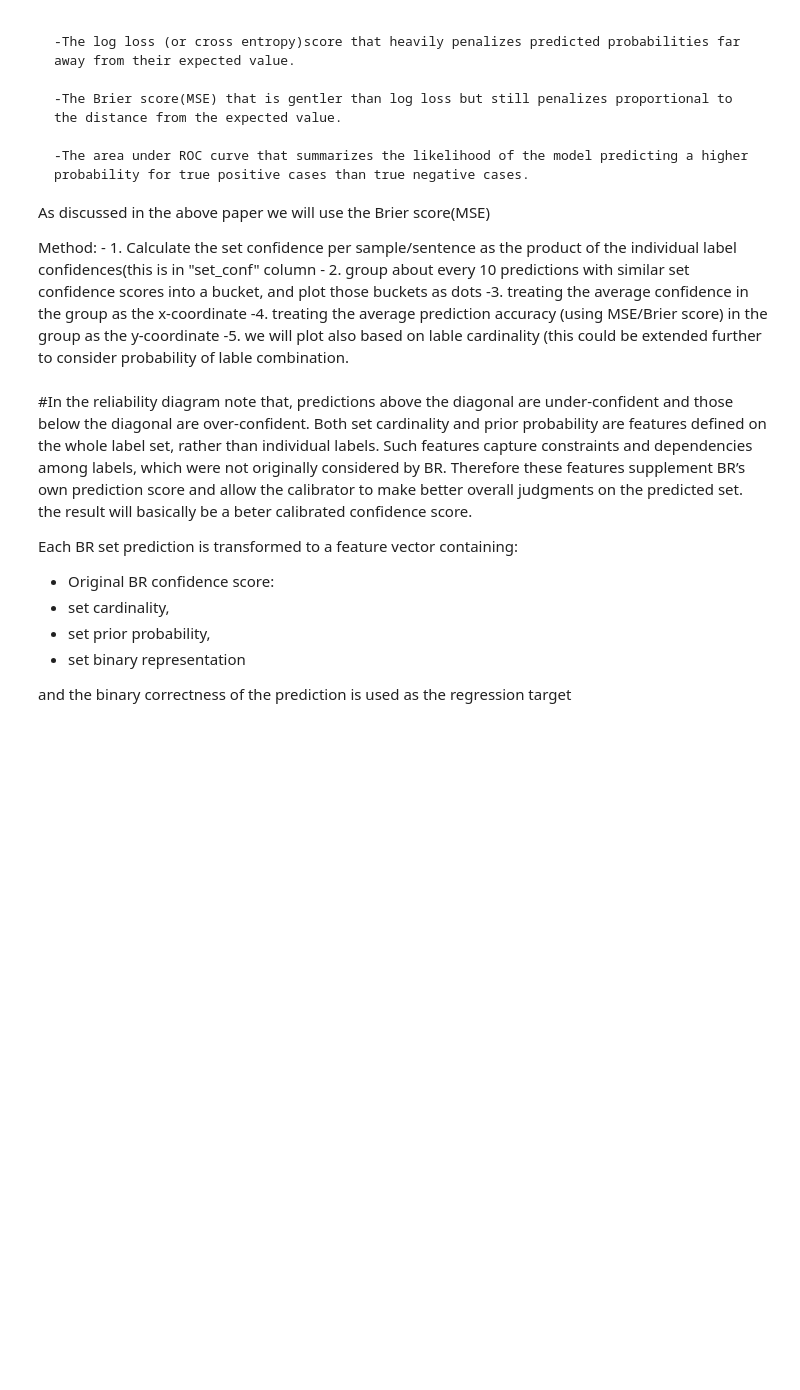
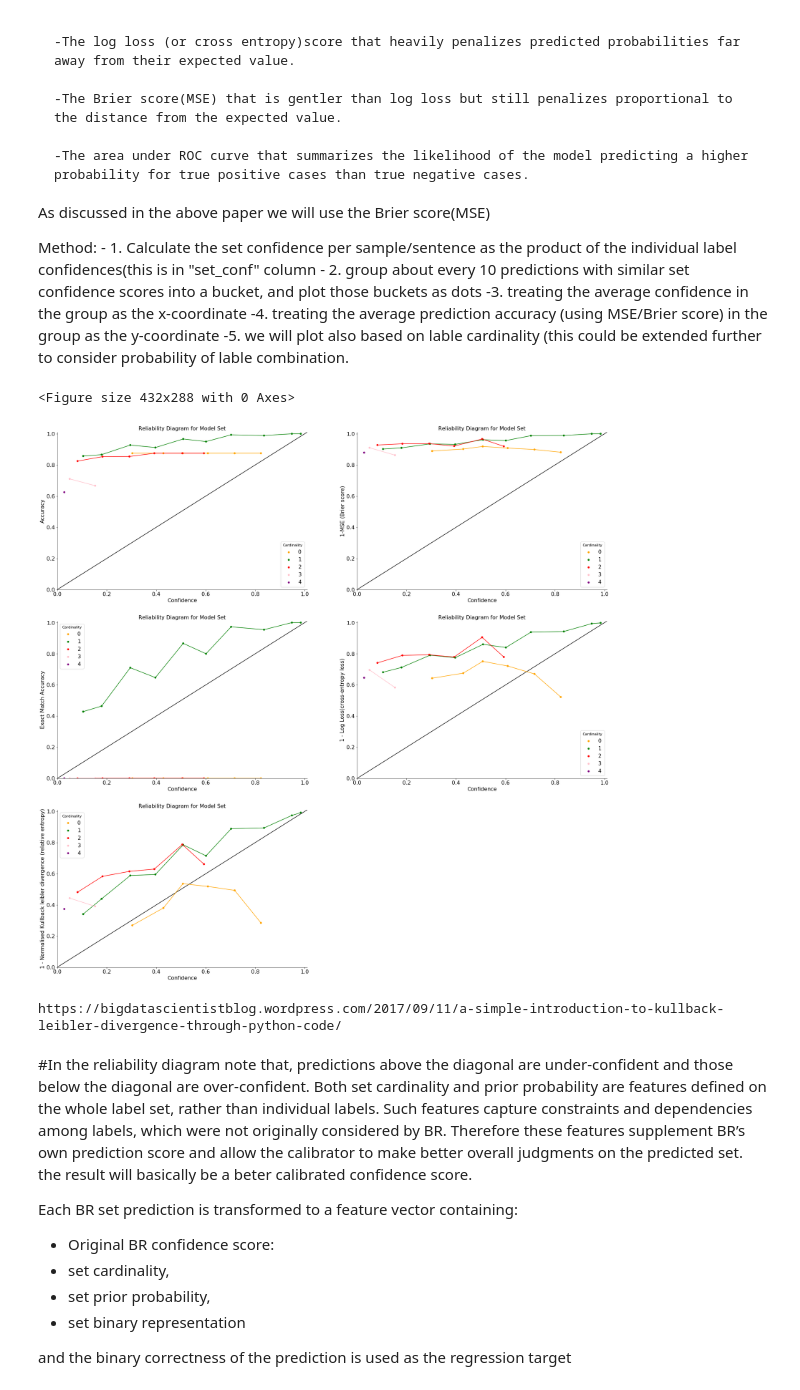
Before and after one commit to aideenf/AIVC, a Jupyter notebook: cp_wssc/Paper experiments.ipynb, the cells around one changed output. Drawn from its saved outputs; the diff is of its cells as text; code cells hidden in the pictures; blank space fills up the shorter version.

```diff
--- a/cp_wssc/Paper experiments.ipynb
+++ b/cp_wssc/Paper experiments.ipynb
@@ -1974,9 +1974,9 @@ view_co_occur = widgets.SelectMultiple(
 #                                             (convention_sentences_df['confidence_value'] >= filter_lower) &
 #                                             (convention_sentences_df['confidence_value'] <= filter_upper)].sample(n = 1)
 
-display (global_pos_validation_df.shape[0])
+display (global_final_results_df.shape[0])
 
-temp = global_pos_validation_df.loc[(global_pos_validation_df['lbl_cnt'] == label_count)]
+temp = global_final_results_df.loc[(global_final_results_df['lbl_cnt'] == label_count)]
 for x in range (20):
     print ("Text to be classified:")
     display (temp.iloc[x][0])
@@ -2184,35 +2188,39 @@ def plot_reliability(global_pos_validation_df):
         # Add title and axis names
         ax.set_title('Reliability Diagram for Model Set')
         ax.set_xlabel('Confidence')
         ax.set_ylabel(ylabel)
 
         #global_pos_validation_df.plot.scatter(ax = ax, x = 'set_conf', y = 'accuracy', s=None, c=list(global_pos_validation_df['color']), label = label, figsize=(10,10))
         for i, dff in df.groupby("cardinality"):
             ax.scatter( dff['set_conf'], dff[metric], s=None, c=dff['color'],
                         edgecolors='none', label="{}".format(int(i)))
             ax.legend(title = "Cardinality")
             if plot_line == True:
                 ax.plot( dff['set_conf'], dff[metric], c=colors[i])
         if plot_line == True:
             handles, labels = ax.get_legend_handles_labels()
             cut_by = len(handles)/2
             ax.legend(handles[int(cut_by):], labels[int(cut_by):], title = "Cardinality")
        #######################
 
 
 
     my_sub_funct (ax1, binned_mean_df, "accuracy", "Accuracy", plot_line = True )
     my_sub_funct (ax2, binned_mean_df, "MSE_accuracy", "1-MSE (Brier score)", plot_line = True )
     my_sub_funct (ax3, binned_mean_df, "exact_match", "Exact Match Accuracy", plot_line = True )
     my_sub_funct (ax4, binned_mean_df, "log_loss_accu", "1 - Log Loss(cross-entropy loss)", plot_line = True)
     my_sub_funct (ax5, binned_mean_df, "kl_diverge_accu", "1 - Normalised Kullback leibler divergence (relative entropy)", plot_line = True )
 
     plt.show()
     print ("https://bigdatascientistblog.wordpress.com/2017/09/11/a-simple-introduction-to-kullback-leibler-divergence-through-python-code/")
     gc.collect()
 
-global_pos_validation_df = generate_set_accuracy_scores (global_pos_validation_df, global_final_threshold, 10)
-plot_reliability(global_pos_validation_df)
+
+plot_reliability(generate_set_accuracy_scores (global_final_results_df, global_final_threshold, 10))
+# %% [output]
+<Figure size 432x288 with 0 Axes>
+[figure, added]
+https://bigdatascientistblog.wordpress.com/2017/09/11/a-simple-introduction-to-kullback-leibler-divergence-through-python-code/
 # %% [markdown]
 #In the reliability diagram note that, predictions above the diagonal are under-confident and those below the diagonal are over-confident.
 Both set cardinality and prior probability are features defined on the whole
```
Also changed, not shown: parts of 3 cells of this notebook.
